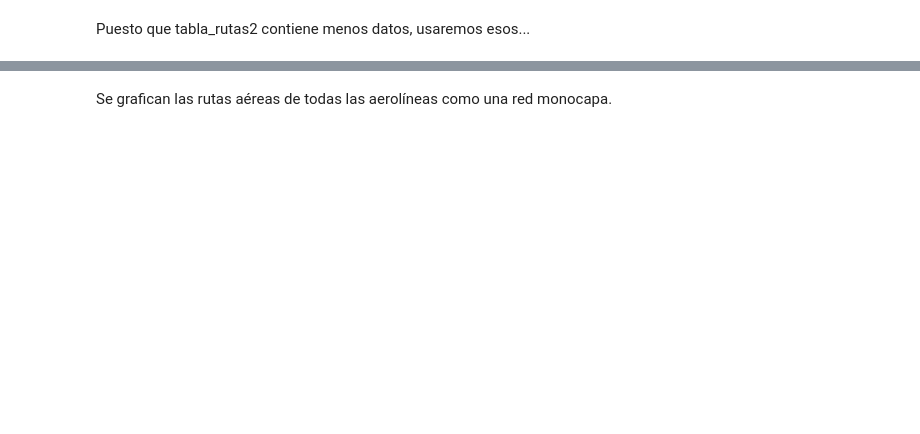
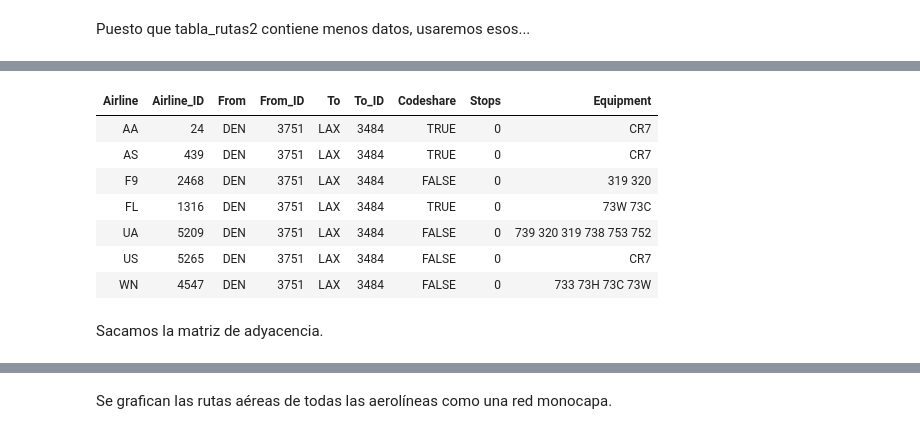
Before and after one commit to Yuriyama/Proyecto_aerolineas, a Jupyter notebook: Code/Procesamiento_datos.ipynb, the cells around one changed output, grey strips where cells are left out. Drawn from its saved outputs; the diff is of its cells as text; code cells hidden in the pictures; blank space fills up the shorter version.

```diff
--- a/Code/Procesamiento_datos.ipynb
+++ b/Code/Procesamiento_datos.ipynb
@@ -107,0 +96,7 @@ head(tabla_rutas2)
+# %%
+# Se carga la tabla de rutas
+tabla_rutas17 <- data.table::fread(
+  input = "data/rutas17.txt"
+)
+
+head(tabla_rutas17)
@@ -573,0 +364,8 @@ is.simple(g)
+# %%
+#Queremos converir la columna de Codeshare a booleano
+tabla_rutas17 <- tabla_rutas17 %>%
+  dplyr::mutate(Codeshare = ifelse(test = Codeshare == "Y",
+                                   yes = TRUE,
+                                   no = FALSE
+  )
+  )
@@ -573,0 +501,14 @@ is.simple(g)
+# %%
+#Busco la ruta DEN-LAX
+tabla_rutas17 %>% dplyr::filter(From == "DEN" & To == "LAX")
+# %% [output]
+| Airline | Airline_ID | From | From_ID | To | To_ID | Codeshare | Stops | Equipment |
+| AA | 24 | DEN | 3751 | LAX | 3484 | TRUE | 0 | CR7 |
+| AS | 439 | DEN | 3751 | LAX | 3484 | TRUE | 0 | CR7 |
+| F9 | 2468 | DEN | 3751 | LAX | 3484 | FALSE | 0 | 319 320 |
+| FL | 1316 | DEN | 3751 | LAX | 3484 | TRUE | 0 | 73W 73C |
+| UA | 5209 | DEN | 3751 | LAX | 3484 | FALSE | 0 | 739 320 319 738 753 752 |
+| US | 5265 | DEN | 3751 | LAX | 3484 | FALSE | 0 | CR7 |
+| WN | 4547 | DEN | 3751 | LAX | 3484 | FALSE | 0 | 733 73H 73C 73W |
+# %% [markdown]
+Sacamos la matriz de adyacencia.
```
Also changed, not shown: parts of 56 cells of this notebook, 1 other file.
